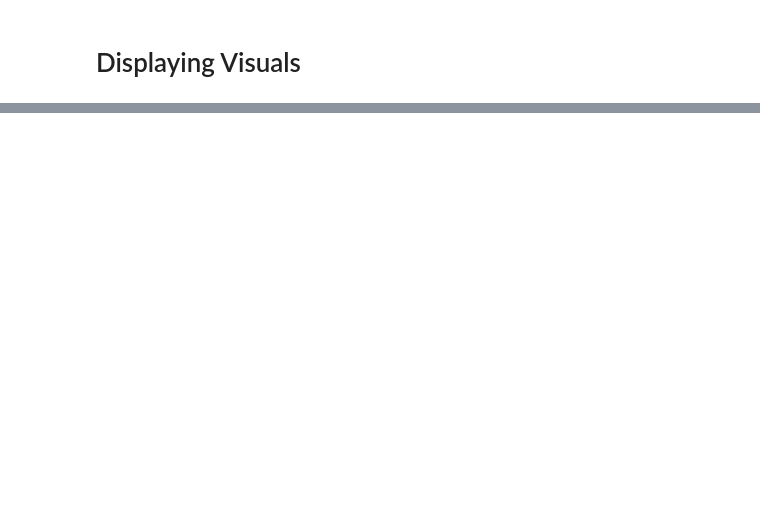
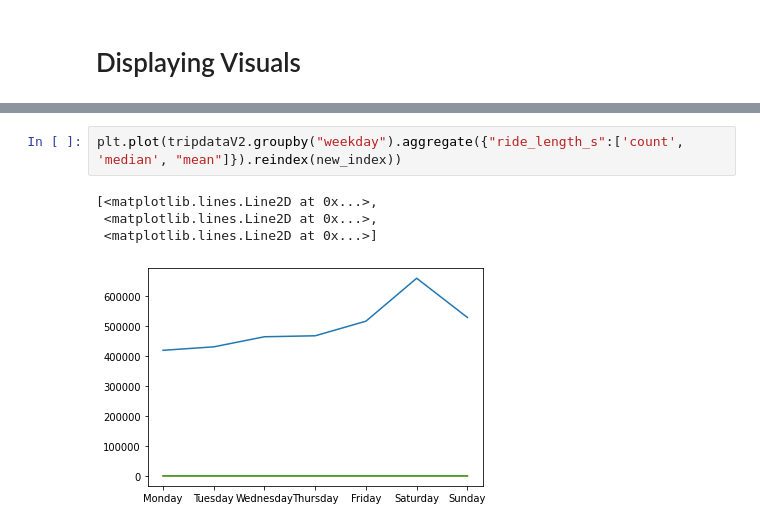
Before and after one commit to Ladislau2020/2021, a Jupyter notebook: fork-of-capstone-project-from-google.ipynb, the cells around one changed output, grey strips where cells are left out. Saved outputs shown, nothing was run; the diff lists cells and outputs as text; blank space fills up the shorter version.

```diff
--- a/fork-of-capstone-project-from-google.ipynb
+++ b/fork-of-capstone-project-from-google.ipynb
@@ -1037,0 +1111,7 @@ tripdataV2.groupby(["year_month", "member_casual"]).aggregate({"ride_length_s":[
+# %%
+plt.plot(tripdataV2.groupby("weekday").aggregate({"ride_length_s":['count', 'median', "mean"]}).reindex(new_index))
+# %% [output]
+[<matplotlib.lines.Line2D at 0x...>,
+ <matplotlib.lines.Line2D at 0x...>,
+ <matplotlib.lines.Line2D at 0x...>]
+[figure, added]
```
Also changed, not shown: parts of 9 cells of this notebook.
